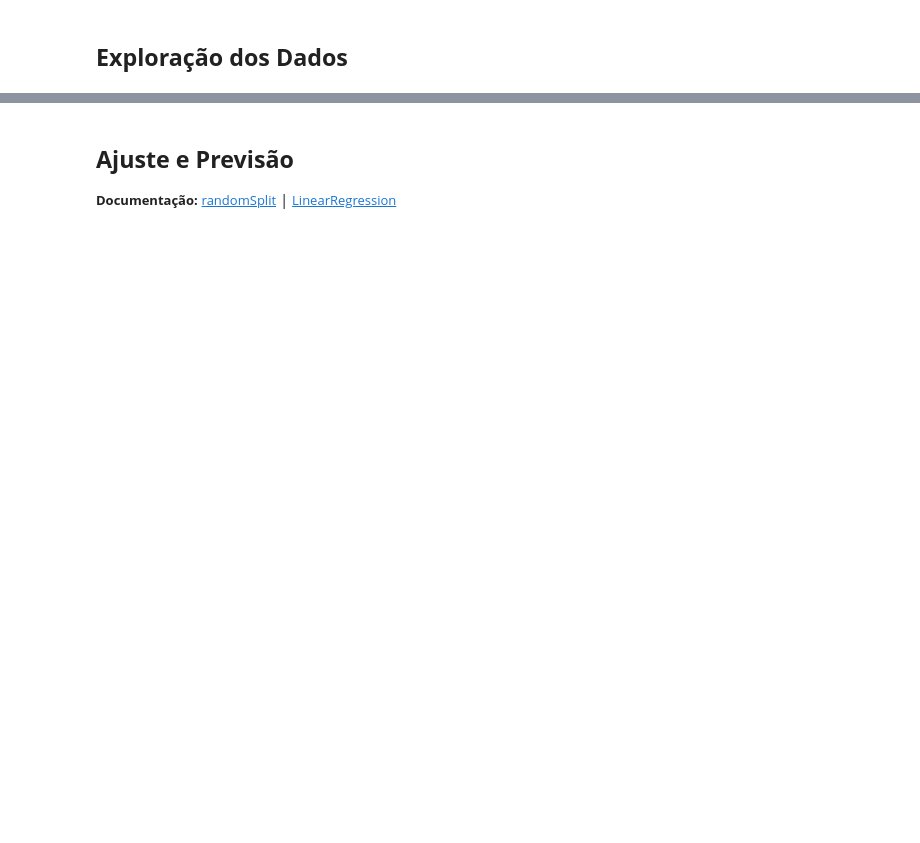
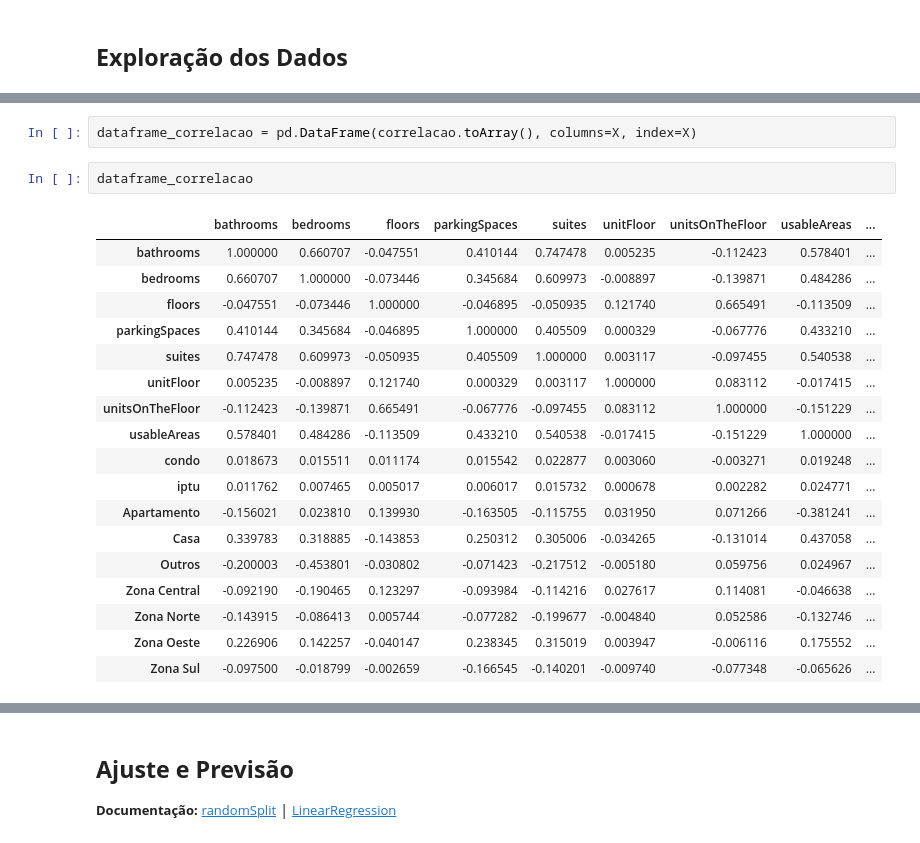
Before and after one commit to eugeniogdiniz/Estudos_Apache_Spark, a Jupyter notebook: Regressao_Apache_Spark/scr/Spark_regressão.ipynb, the cells around one changed output, grey strips where cells are left out. Cells and saved outputs as stored; diff of their text form; blank space fills up the shorter version.

```diff
--- a/Regressao_Apache_Spark/scr/Spark_regressão.ipynb
+++ b/Regressao_Apache_Spark/scr/Spark_regressão.ipynb
@@ -575,0 +605,23 @@ only showing top 10 rows
+# %%
+dataframe_correlacao = pd.DataFrame(correlacao.toArray(), columns=X, index=X)
+# %%
+dataframe_correlacao
+# %% [output]
+|  | bathrooms | bedrooms | floors | parkingSpaces | suites | unitFloor | unitsOnTheFloor | usableAreas | ... |
+| bathrooms | 1.000000 | 0.660707 | -0.047551 | 0.410144 | 0.747478 | 0.005235 | -0.112423 | 0.578401 | ... |
+| bedrooms | 0.660707 | 1.000000 | -0.073446 | 0.345684 | 0.609973 | -0.008897 | -0.139871 | 0.484286 | ... |
+| floors | -0.047551 | -0.073446 | 1.000000 | -0.046895 | -0.050935 | 0.121740 | 0.665491 | -0.113509 | ... |
+| parkingSpaces | 0.410144 | 0.345684 | -0.046895 | 1.000000 | 0.405509 | 0.000329 | -0.067776 | 0.433210 | ... |
+| suites | 0.747478 | 0.609973 | -0.050935 | 0.405509 | 1.000000 | 0.003117 | -0.097455 | 0.540538 | ... |
+| unitFloor | 0.005235 | -0.008897 | 0.121740 | 0.000329 | 0.003117 | 1.000000 | 0.083112 | -0.017415 | ... |
+| unitsOnTheFloor | -0.112423 | -0.139871 | 0.665491 | -0.067776 | -0.097455 | 0.083112 | 1.000000 | -0.151229 | ... |
+| usableAreas | 0.578401 | 0.484286 | -0.113509 | 0.433210 | 0.540538 | -0.017415 | -0.151229 | 1.000000 | ... |
+| condo | 0.018673 | 0.015511 | 0.011174 | 0.015542 | 0.022877 | 0.003060 | -0.003271 | 0.019248 | ... |
+| iptu | 0.011762 | 0.007465 | 0.005017 | 0.006017 | 0.015732 | 0.000678 | 0.002282 | 0.024771 | ... |
+| Apartamento | -0.156021 | 0.023810 | 0.139930 | -0.163505 | -0.115755 | 0.031950 | 0.071266 | -0.381241 | ... |
+| Casa | 0.339783 | 0.318885 | -0.143853 | 0.250312 | 0.305006 | -0.034265 | -0.131014 | 0.437058 | ... |
+| Outros | -0.200003 | -0.453801 | -0.030802 | -0.071423 | -0.217512 | -0.005180 | 0.059756 | 0.024967 | ... |
+| Zona Central | -0.092190 | -0.190465 | 0.123297 | -0.093984 | -0.114216 | 0.027617 | 0.114081 | -0.046638 | ... |
+| Zona Norte | -0.143915 | -0.086413 | 0.005744 | -0.077282 | -0.199677 | -0.004840 | 0.052586 | -0.132746 | ... |
+| Zona Oeste | 0.226906 | 0.142257 | -0.040147 | 0.238345 | 0.315019 | 0.003947 | -0.006116 | 0.175552 | ... |
+| Zona Sul | -0.097500 | -0.018799 | -0.002659 | -0.166545 | -0.140201 | -0.009740 | -0.077348 | -0.065626 | ... |
```
Also changed, not shown: parts of 49 cells of this notebook, 1 other file.
